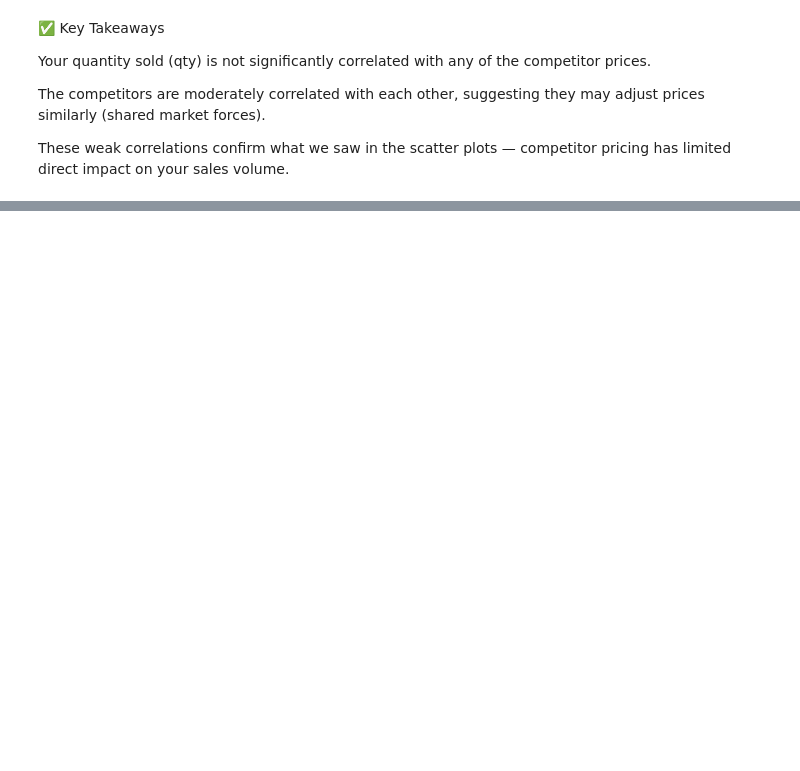
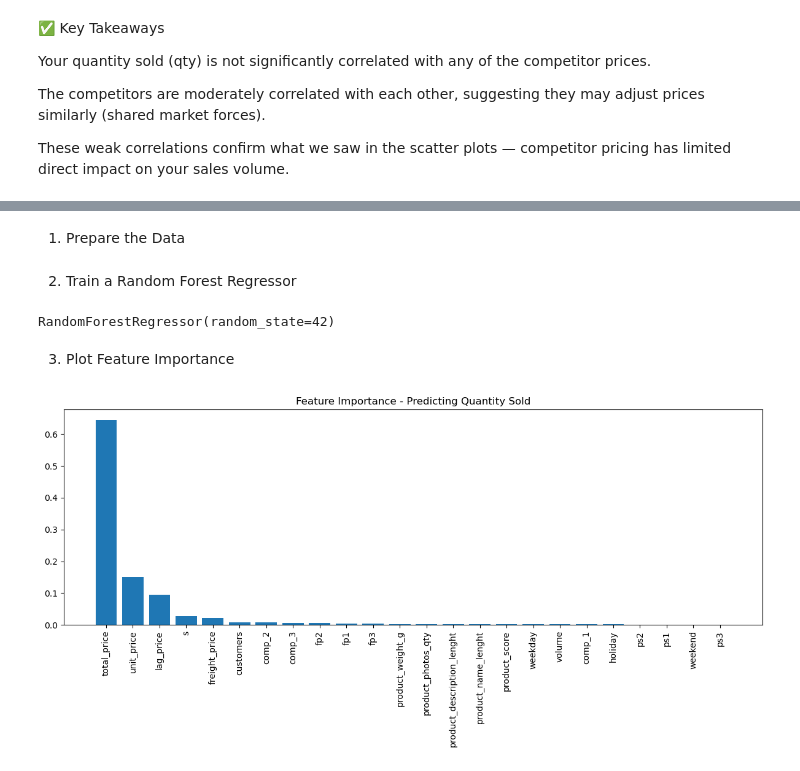
Before and after one commit to Godwin-Oti/Retail-Price-Strategy-Forecasting, a Jupyter notebook: retail.ipynb, the cells around one changed output, grey strips where cells are left out. Saved outputs shown, nothing was run; the diff lists cells and outputs as text; code cells hidden in the pictures; blank space fills up the shorter version.

```diff
--- a/retail.ipynb
+++ b/retail.ipynb
@@ -307,0 +300,39 @@ These weak correlations confirm what we saw in the scatter plots — competitor
+# %% [markdown]
+1. Prepare the Data
+# %%
+from sklearn.ensemble import RandomForestRegressor
+from sklearn.model_selection import train_test_split
+import pandas as pd
+import matplotlib.pyplot as plt
+
+# Step 1: Define features and target
+X = df.drop(columns=['qty', 'product_id', 'product_category_name'])
+y = df['qty']
+
+# Step 2: Train-test split
+X_train, X_test, y_train, y_test = train_test_split(X, y, test_size=0.2, random_state=42)
+# %% [markdown]
+2. Train a Random Forest Regressor
+# %%
+# Step 3: Train Random Forest
+rf = RandomForestRegressor(n_estimators=100, random_state=42)
+rf.fit(X_train, y_train)
+# %% [output]
+RandomForestRegressor(random_state=42)
+# %% [markdown]
+3. Plot Feature Importance
+# %%
+# Step 4: Plot feature importances
+importances = rf.feature_importances_
+feature_names = X.columns
+indices = importances.argsort()[::-1]
+
+# Plot
+plt.figure(figsize=(12, 6))
+plt.title("Feature Importance - Predicting Quantity Sold")
+plt.bar(range(len(importances)), importances[indices], align='center')
+plt.xticks(range(len(importances)), [feature_names[i] for i in indices], rotation=90)
+plt.tight_layout()
+plt.show()
+# %% [output]
+[figure, added]
```
Also changed, not shown: parts of 7 cells of this notebook.
